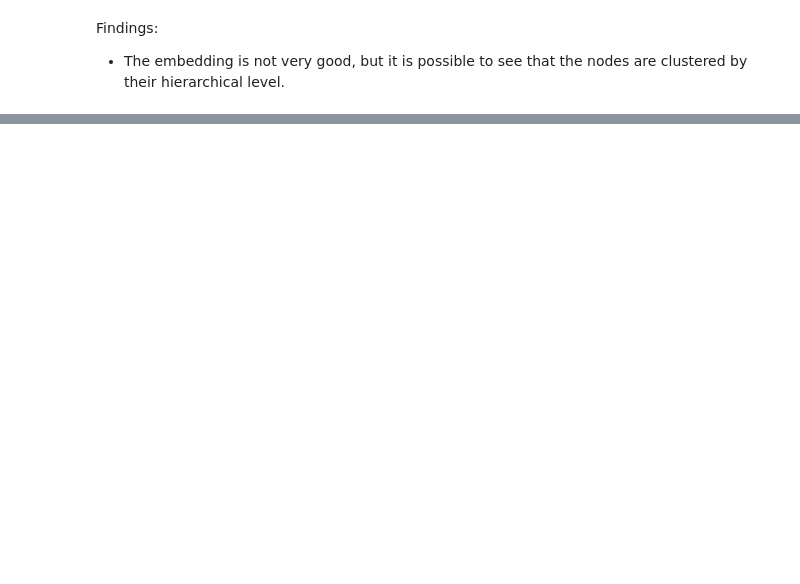
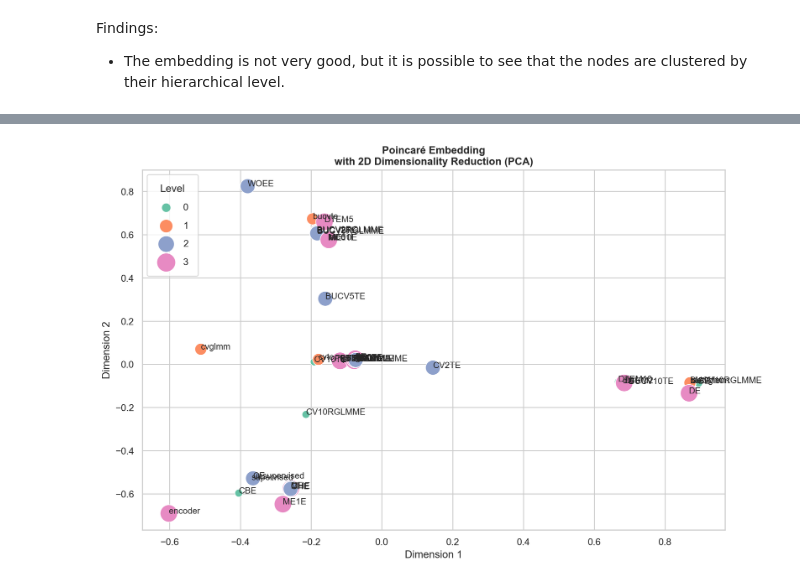
Before and after one commit to nina-prog/meta-learning-for-encoder-selection, a Jupyter notebook: notebooks/week09/week09-encoding-of-encoders.ipynb, the cells around one changed output, grey strips where cells are left out. Cells and saved outputs as stored; diff of their text form; code cells hidden in the pictures; blank space fills up the shorter version.

```diff
--- a/notebooks/week09/week09-encoding-of-encoders.ipynb
+++ b/notebooks/week09/week09-encoding-of-encoders.ipynb
@@ -291,0 +281,4 @@ Findings:
+# %%
+# Add hierarchical level as a column to the dataframe where node names are the index
+embeddings_2d_df_pca['level'] = nx.get_node_attributes(G, 'hierarchical_level').values()
+embeddings_2d_df_pca
@@ -291,0 +304,4 @@ Findings:
+# %%
+plot_embeddigs(levels=[0, 1, 2, 3, 4], data=embeddings_2d_df_pca, subtitle='\n'+'with 2D Dimensionality Reduction (PCA)')
+# %% [output]
+[figure, added]
```
Also changed, not shown: parts of 14 cells of this notebook.
